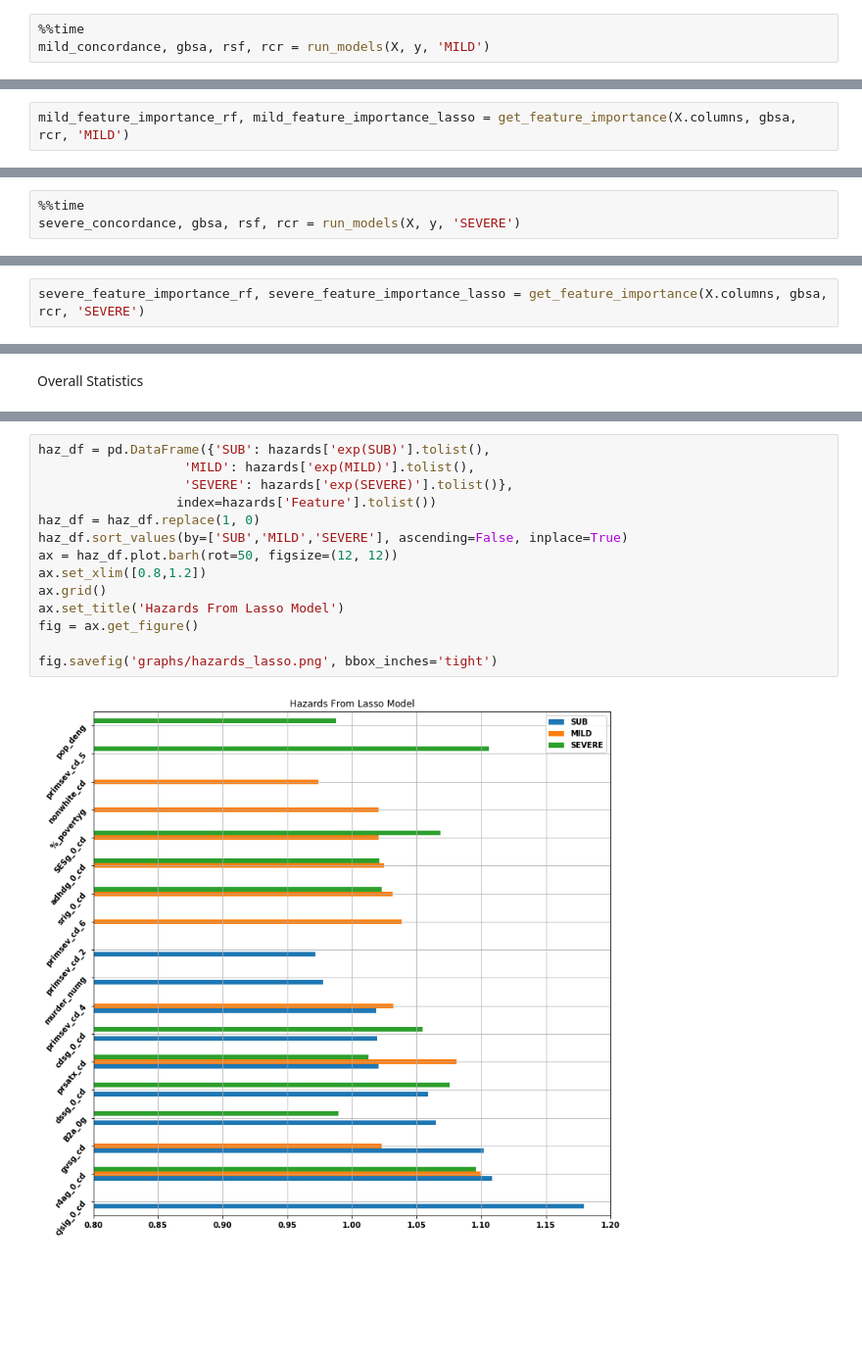
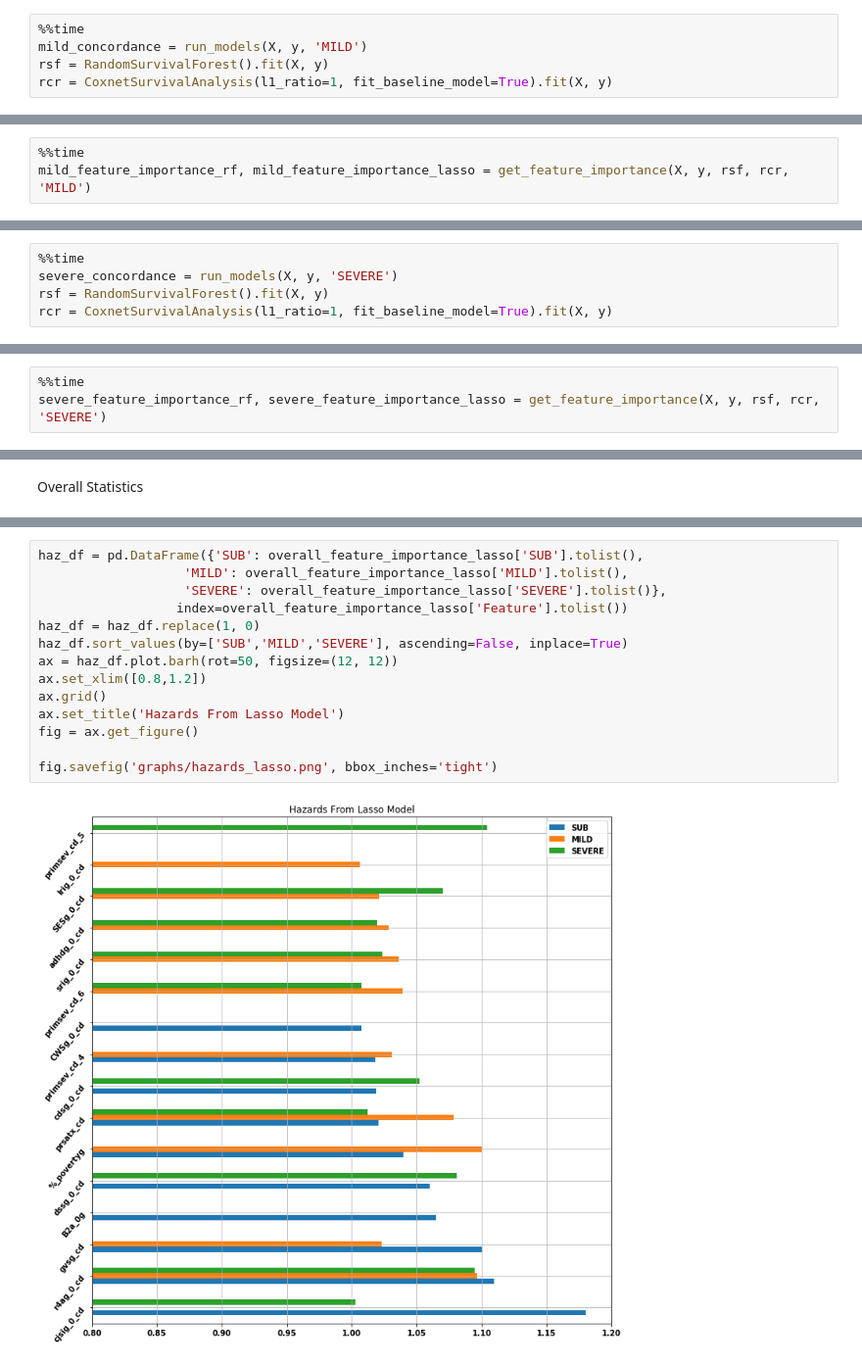
Before and after one commit to prathikr/CAIS_analysis_by_age_grouped, a Jupyter notebook: src/mvp_severity_socioeconomic.ipynb, the cells around one changed output, grey strips where cells are left out. Shown: that part at 98% size. Drawn from its saved outputs; the diff is of its cells as text; blank space fills up the shorter version.

```diff
--- a/src/mvp_severity_socioeconomic.ipynb
+++ b/src/mvp_severity_socioeconomic.ipynb
@@ -256,4 +272,6 @@ print(X.shape, y.shape)
 # %%
 %%time
-mild_concordance, gbsa, rsf, rcr = run_models(X, y, 'MILD')
+mild_concordance = run_models(X, y, 'MILD')
+rsf = RandomSurvivalForest().fit(X, y)
+rcr = CoxnetSurvivalAnalysis(l1_ratio=1, fit_baseline_model=True).fit(X, y)
 # %% [output]
@@ -269,2 +286,3 @@ get_survival_graph(rsf, rcr, X, Y, 'Survival: Mild/Moderate', 'graphs/survival_m
 # %%
-mild_feature_importance_rf, mild_feature_importance_lasso = get_feature_importance(X.columns, gbsa, rcr, 'MILD')
+%%time
+mild_feature_importance_rf, mild_feature_importance_lasso = get_feature_importance(X, y, rsf, rcr, 'MILD')
@@ -286,5 +308,7 @@ See the caveats in the documentation: http://pandas.pydata.org/pandas-docs/stabl
   errors=errors,
 # %%
 %%time
-severe_concordance, gbsa, rsf, rcr = run_models(X, y, 'SEVERE')
+severe_concordance = run_models(X, y, 'SEVERE')
+rsf = RandomSurvivalForest().fit(X, y)
+rcr = CoxnetSurvivalAnalysis(l1_ratio=1, fit_baseline_model=True).fit(X, y)
 # %% [output]
@@ -298,4 +321,5 @@ get_survival_graph(rsf, rcr, X, Y, 'Survival: Severe', 'graphs/survival_severe.p
 # %% [output]
 [figure]
 # %%
-severe_feature_importance_rf, severe_feature_importance_lasso = get_feature_importance(X.columns, gbsa, rcr, 'SEVERE')
+%%time
+severe_feature_importance_rf, severe_feature_importance_lasso = get_feature_importance(X, y, rsf, rcr, 'SEVERE')
@@ -366,19 +367,19 @@ See the caveats in the documentation: http://pandas.pydata.org/pandas-docs/stabl
 # %%
-haz_df = pd.DataFrame({'SUB': hazards['exp(SUB)'].tolist(),
-                   'MILD': hazards['exp(MILD)'].tolist(),
-                   'SEVERE': hazards['exp(SEVERE)'].tolist()},
-                  index=hazards['Feature'].tolist())
+haz_df = pd.DataFrame({'SUB': overall_feature_importance_lasso['SUB'].tolist(),
+                   'MILD': overall_feature_importance_lasso['MILD'].tolist(),
+                   'SEVERE': overall_feature_importance_lasso['SEVERE'].tolist()},
+                  index=overall_feature_importance_lasso['Feature'].tolist())
 haz_df = haz_df.replace(1, 0)
 haz_df.sort_values(by=['SUB','MILD','SEVERE'], ascending=False, inplace=True)
 ax = haz_df.plot.barh(rot=50, figsize=(12, 12))
 ax.set_xlim([0.8,1.2])
 ax.grid()
 ax.set_title('Hazards From Lasso Model')
 fig = ax.get_figure()
 
 fig.savefig('graphs/hazards_lasso.png', bbox_inches='tight')
 # %% [output]
-[figure, old version]
+[figure, new version]
 # %%
 overall_feature_importance_rf = pd.merge(subclinical_feature_importance_rf, mild_feature_importance_rf, on='Feature', how='outer')
 overall_feature_importance_rf = pd.merge(overall_feature_importance_rf, severe_feature_importance_rf, on='Feature', how='outer')
```
Also changed, not shown: parts of 27 cells of this notebook, 9 other files.
